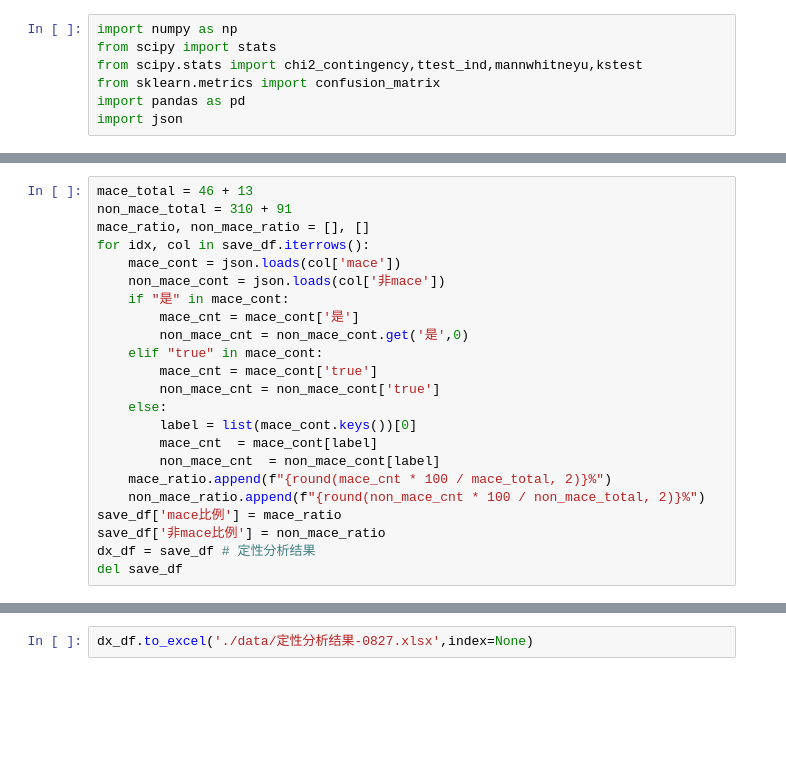
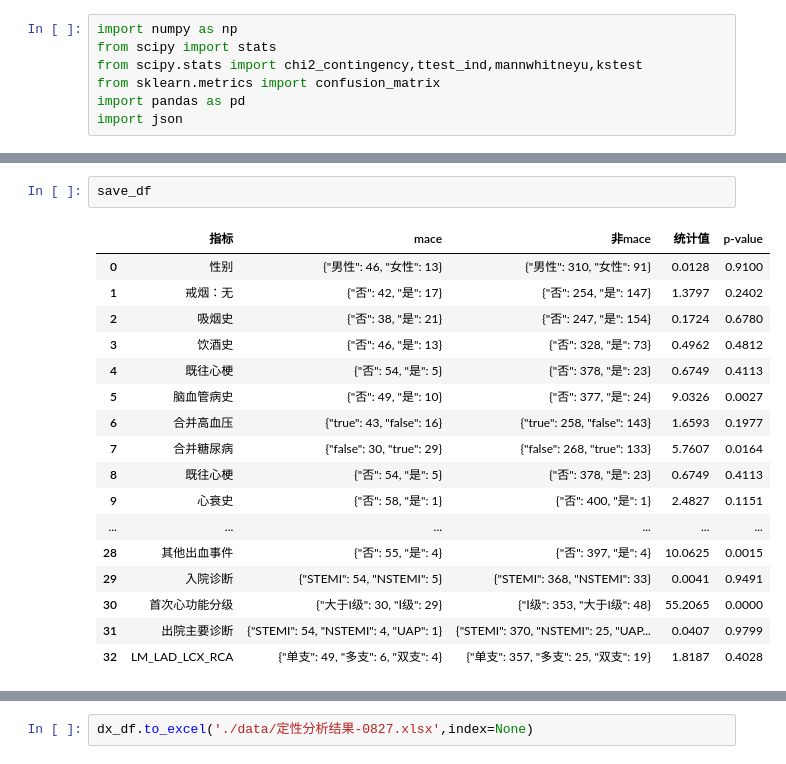
Before and after one commit to BaiTianGang/bean_analysis, a Jupyter notebook: 数据清洗与筛选.ipynb, the cells around one changed output, grey strips where cells are left out. Saved outputs shown, nothing was run; the diff lists cells and outputs as text; blank space fills up the shorter version.

```diff
--- a/数据清洗与筛选.ipynb
+++ b/数据清洗与筛选.ipynb
@@ -75,26 +76,23 @@ save_df = pd.DataFrame(save_list,columns=["指标","mace","非mace","p-value"])
 首次心功能分级
 出院主要诊断
 LM_LAD_LCX_RCA
-# %%
-mace_total = 46 + 13
-non_mace_total = 310 + 91
-mace_ratio, non_mace_ratio = [], []
-for idx, col in save_df.iterrows():
-    mace_cont = json.loads(col['mace'])
-    non_mace_cont = json.loads(col['非mace'])
-    if "是" in mace_cont:
-        mace_cnt = mace_cont['是']
-        non_mace_cnt = non_mace_cont.get('是',0)
-    elif "true" in mace_cont:
-        mace_cnt = mace_cont['true']
-        non_mace_cnt = non_mace_cont['true']
-    else:
-        label = list(mace_cont.keys())[0]
-        mace_cnt  = mace_cont[label]
-        non_mace_cnt  = non_mace_cont[label]
-    mace_ratio.append(f"{round(mace_cnt * 100 / mace_total, 2)}%")
-    non_mace_ratio.append(f"{round(non_mace_cnt * 100 / non_mace_total, 2)}%")
-save_df['mace比例'] = mace_ratio
-save_df['非mace比例'] = non_mace_ratio
-dx_df = save_df # 定性分析结果
-del save_df
+# %%
+save_df
+# %% [output]
+|  | 指标 | mace | 非mace | 统计值 | p-value |
+| 0 | 性别 | {"男性": 46, "女性": 13} | {"男性": 310, "女性": 91} | 0.0128 | 0.9100 |
+| 1 | 戒烟：无 | {"否": 42, "是": 17} | {"否": 254, "是": 147} | 1.3797 | 0.2402 |
+| 2 | 吸烟史 | {"否": 38, "是": 21} | {"否": 247, "是": 154} | 0.1724 | 0.6780 |
+| 3 | 饮酒史 | {"否": 46, "是": 13} | {"否": 328, "是": 73} | 0.4962 | 0.4812 |
+| 4 | 既往心梗 | {"否": 54, "是": 5} | {"否": 378, "是": 23} | 0.6749 | 0.4113 |
+| 5 | 脑血管病史 | {"否": 49, "是": 10} | {"否": 377, "是": 24} | 9.0326 | 0.0027 |
+| 6 | 合并高血压 | {"true": 43, "false": 16} | {"true": 258, "false": 143} | 1.6593 | 0.1977 |
+| 7 | 合并糖尿病 | {"false": 30, "true": 29} | {"false": 268, "true": 133} | 5.7607 | 0.0164 |
+| 8 | 既往心梗 | {"否": 54, "是": 5} | {"否": 378, "是": 23} | 0.6749 | 0.4113 |
+| 9 | 心衰史 | {"否": 58, "是": 1} | {"否": 400, "是": 1} | 2.4827 | 0.1151 |
+| ... | ... | ... | ... | ... | ... |
+| 28 | 其他出血事件 | {"否": 55, "是": 4} | {"否": 397, "是": 4} | 10.0625 | 0.0015 |
+| 29 | 入院诊断 | {"STEMI": 54, "NSTEMI": 5} | {"STEMI": 368, "NSTEMI": 33} | 0.0041 | 0.9491 |
+| 30 | 首次心功能分级 | {"大于I级": 30, "Ⅰ级": 29} | {"Ⅰ级": 353, "大于I级": 48} | 55.2065 | 0.0000 |
+| 31 | 出院主要诊断 | {"STEMI": 54, "NSTEMI": 4, "UAP": 1} | {"STEMI": 370, "NSTEMI": 25, "UAP... | 0.0407 | 0.9799 |
+| 32 | LM_LAD_LCX_RCA | {"单支": 49, "多支": 6, "双支": 4} | {"单支": 357, "多支": 25, "双支": 19} | 1.8187 | 0.4028 |
```
Also changed, not shown: parts of 8 cells of this notebook, 33 other files.
